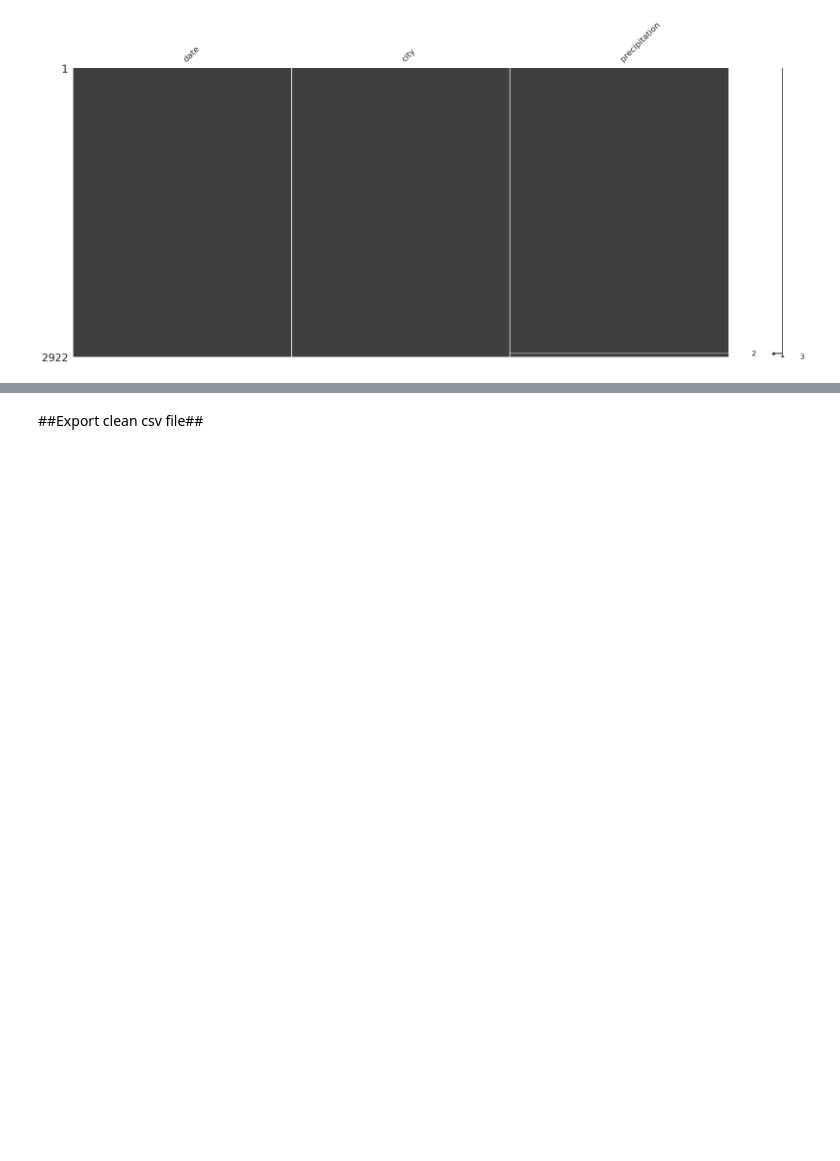
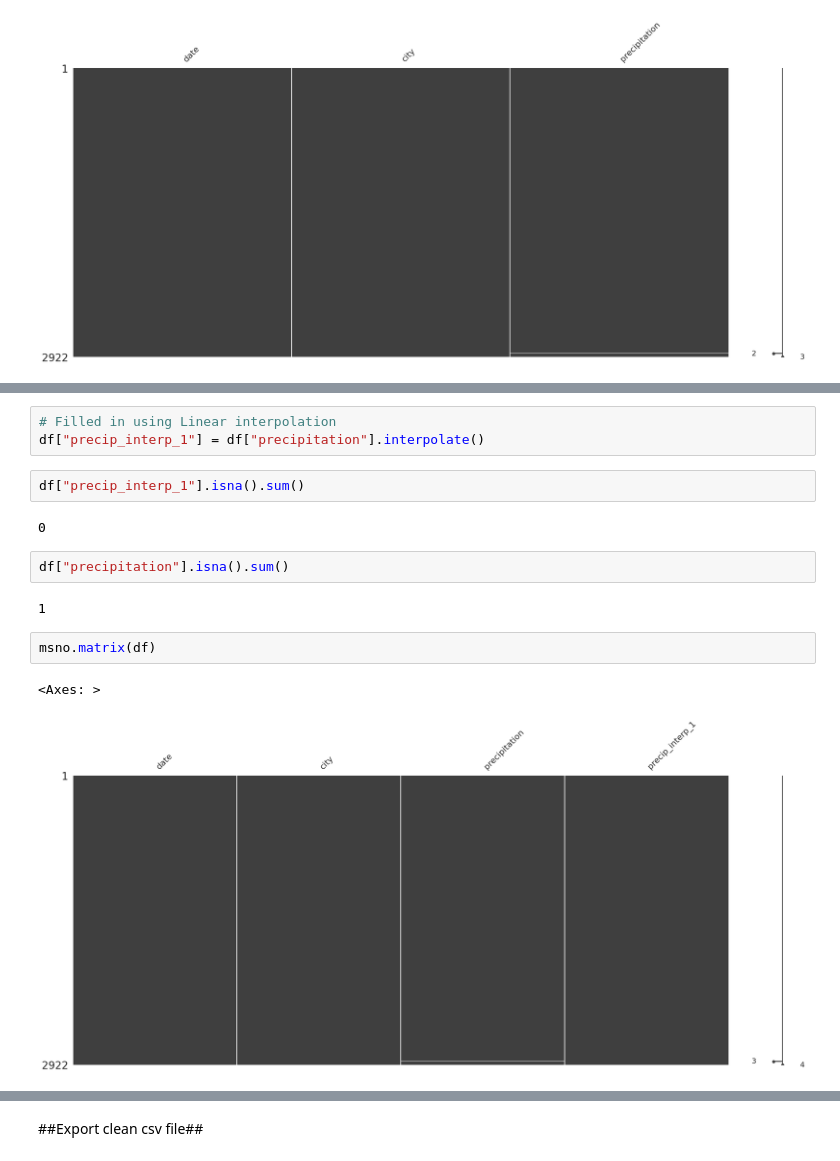
Before and after one commit to jhuang2003/Seattle-Weather, a Jupyter notebook: seattle_weather_data_processing.ipynb, the cells around one changed output, grey strips where cells are left out. Drawn from its saved outputs; the diff is of its cells as text; blank space fills up the shorter version.

```diff
--- a/seattle_weather_data_processing.ipynb
+++ b/seattle_weather_data_processing.ipynb
@@ -385,0 +430,16 @@ We found that there were none
+# %%
+# Filled in using Linear interpolation
+df["precip_interp_1"] = df["precipitation"].interpolate()
+# %%
+df["precip_interp_1"].isna().sum()
+# %% [output]
+0
+# %%
+df["precipitation"].isna().sum()
+# %% [output]
+1
+# %%
+msno.matrix(df)
+# %% [output]
+<Axes: >
+[figure, added]
```
Also changed, not shown: parts of 13 cells of this notebook.
